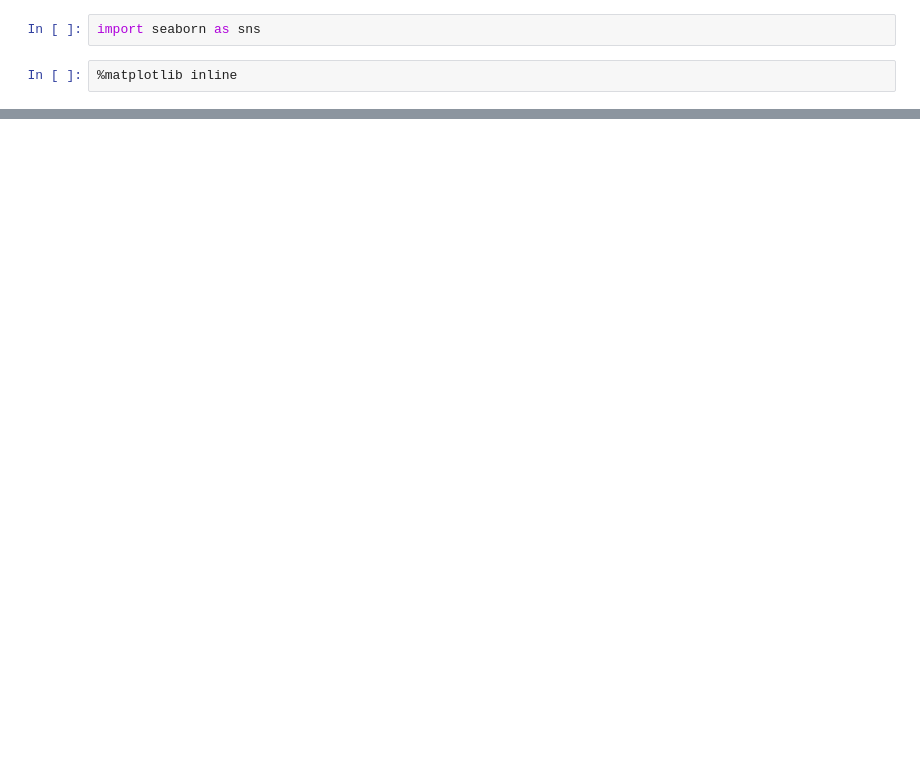
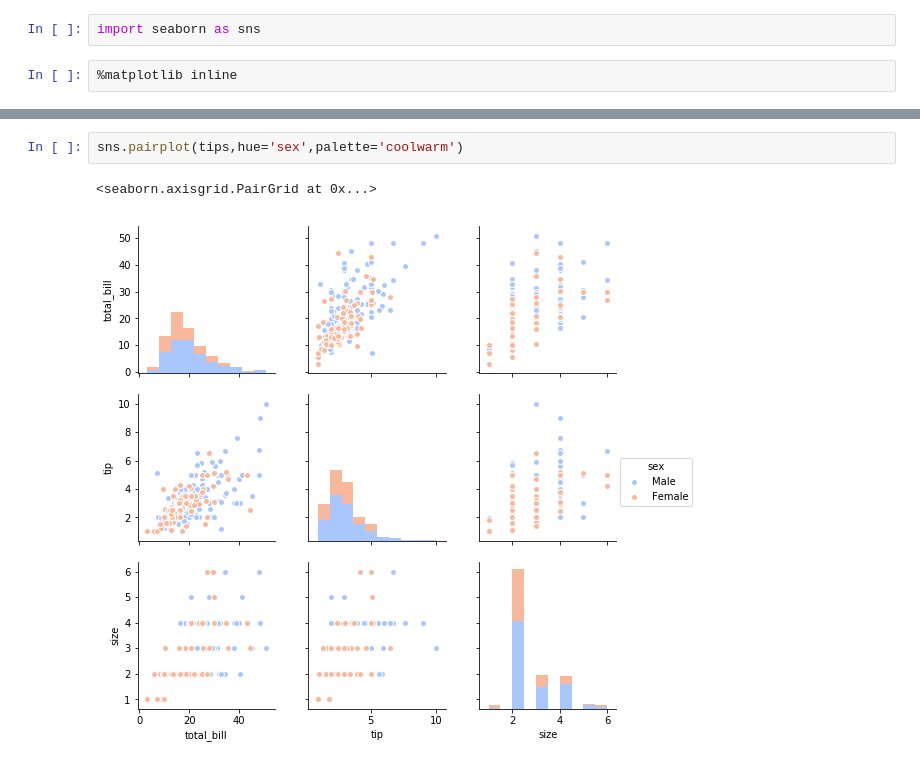
Before and after one commit to thedarsh00/Research_2018-19, a Jupyter notebook: Data Science - Machine Learning/9.47 Distribution Plots.ipynb, the cells around one changed output, grey strips where cells are left out. Drawn from its saved outputs; the diff is of its cells as text; blank space fills up the shorter version.

```diff
--- a/Data Science - Machine Learning/9.47 Distribution Plots.ipynb
+++ b/Data Science - Machine Learning/9.47 Distribution Plots.ipynb
@@ -8,0 +31,5 @@ URLError: <urlopen error [Errno 11001] getaddrinfo failed>
+# %%
+sns.pairplot(tips,hue='sex',palette='coolwarm')
+# %% [output]
+<seaborn.axisgrid.PairGrid at 0x...>
+[figure, added]
```
Also changed, not shown: parts of 10 cells of this notebook, 21 other files.
